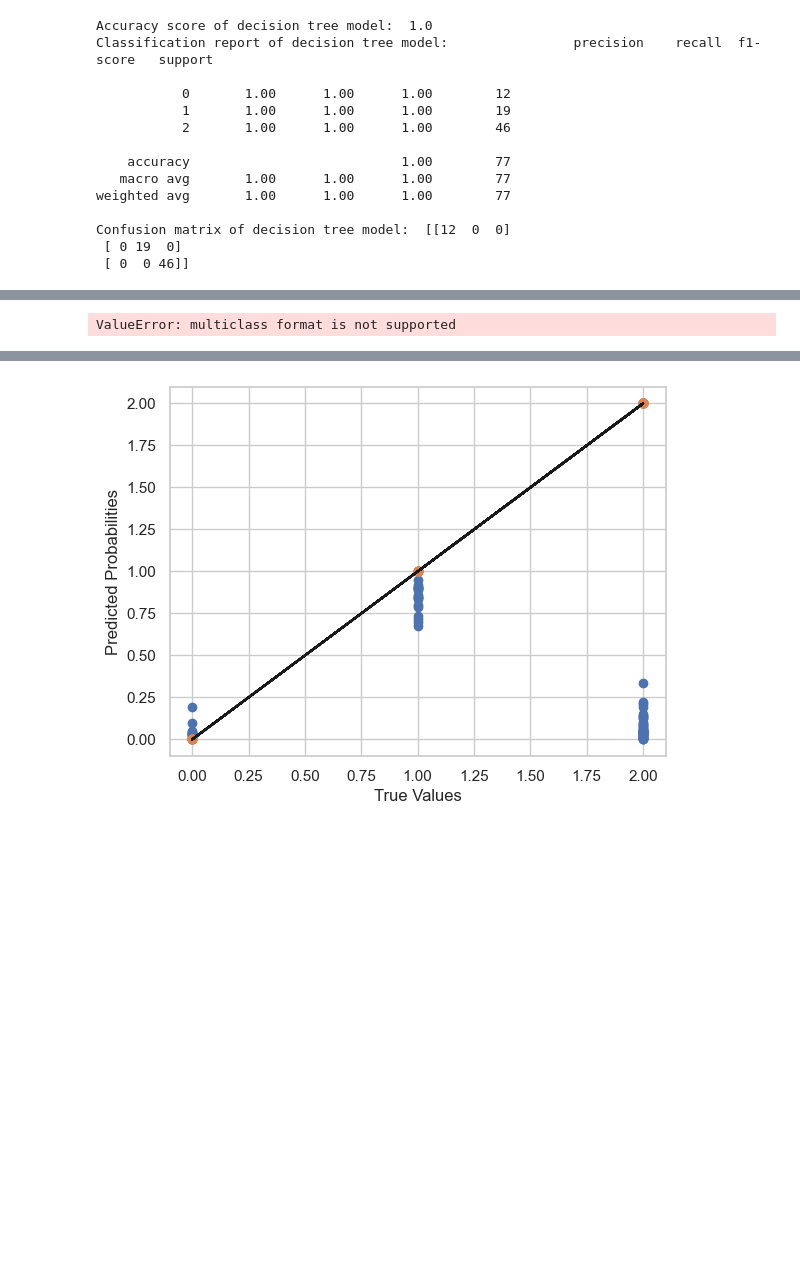
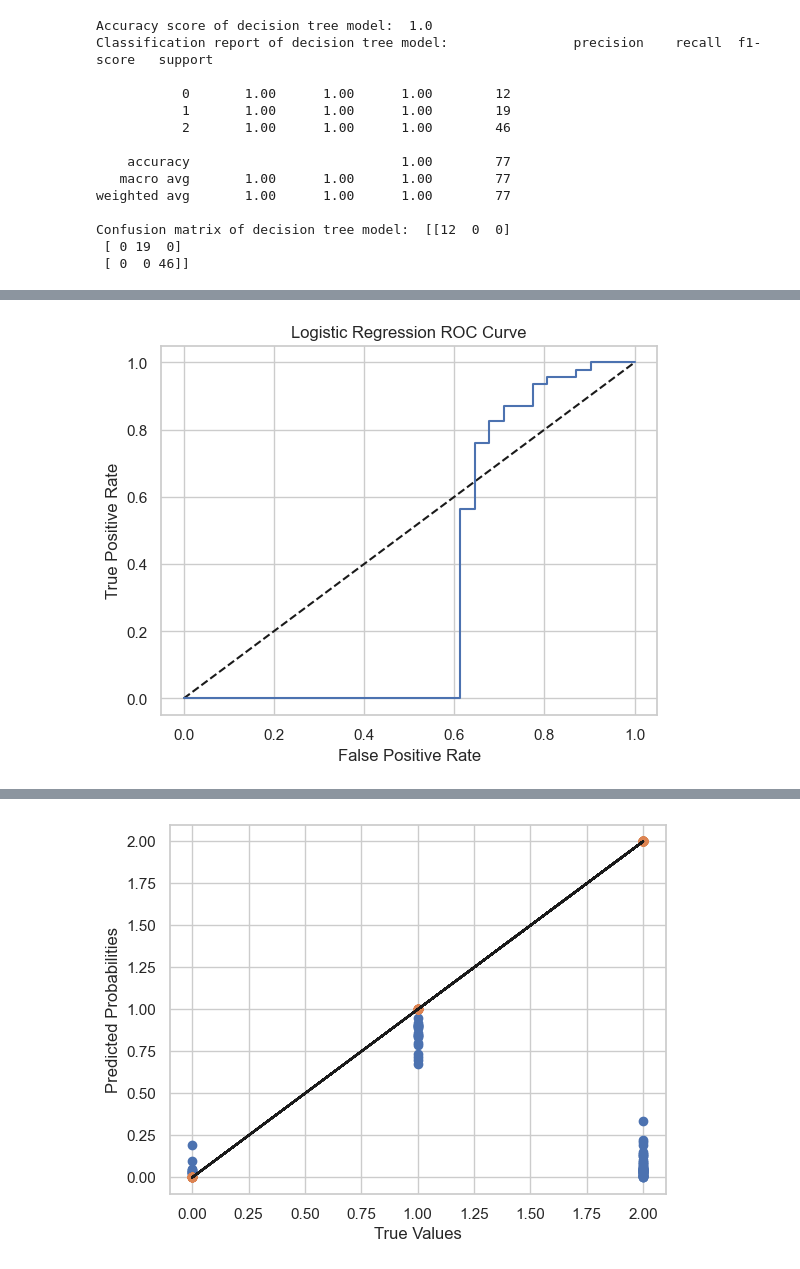
Before and after one commit to Mfundo-debug/student_performancePor, a Jupyter notebook: EDA.ipynb, the cells around one changed output, grey strips where cells are left out. Cells and saved outputs as stored; diff of their text form; code cells hidden in the pictures; blank space fills up the shorter version.

```diff
--- a/EDA.ipynb
+++ b/EDA.ipynb
@@ -1082,22 +1083,21 @@ Feature Ranking: [ 5  9 20 24 25  2 14 21 22 26 12 16  6  1  1 23 17 35 15 13 18
 # %%
 #plot area under curve and roc curve
 from sklearn.metrics import roc_curve, roc_auc_score
 from sklearn.preprocessing import label_binarize
 #log reg
 y_test_binary = label_binarize(y_test, classes=[0, 1, 2])
 y_test_binary = y_test_binary[:,2]
 log_reg.fit(X_train, y_train)
 y_pred_prob = log_reg.predict_proba(X_test)[:,1]
-fpr, tpr, thresholds = roc_curve(y_test, y_pred_prob)
+fpr, tpr, thresholds = roc_curve(y_test_binary, y_pred_prob)
 plt.plot([0,1], [0,1], 'k--')
 plt.plot(fpr, tpr, label='Logistic Regression')
 plt.xlabel('False Positive Rate')
 plt.ylabel('True Positive Rate')
 plt.title('Logistic Regression ROC Curve')
 plt.show()
-print("Area under curve of log reg model: ", roc_auc_score(y_test, y_pred_prob))
 # %% [output]
-ValueError: multiclass format is not supported
+[figure, added]
 # %%
 from sklearn.preprocessing import label_binarize
 #random forest
```
Also changed, not shown: parts of 13 cells of this notebook, 4 other files.
